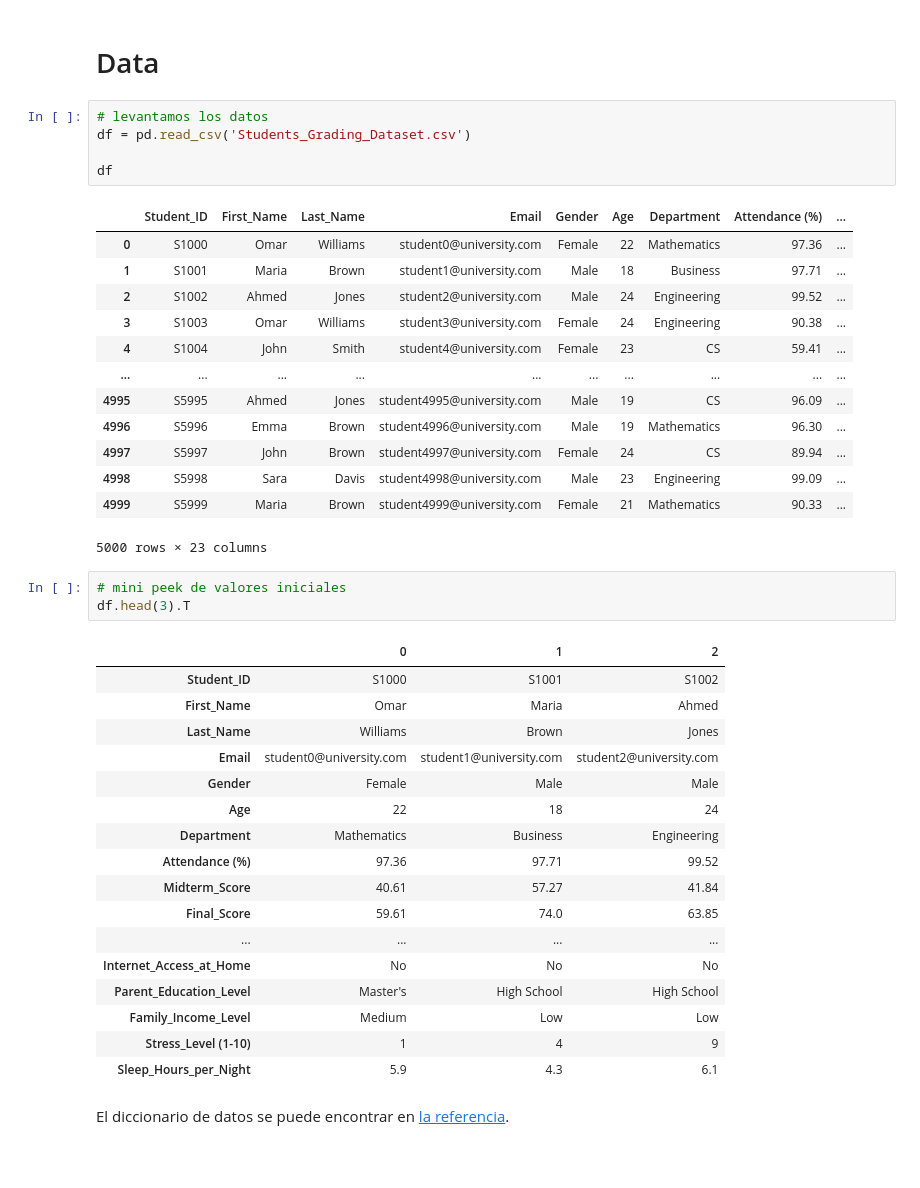
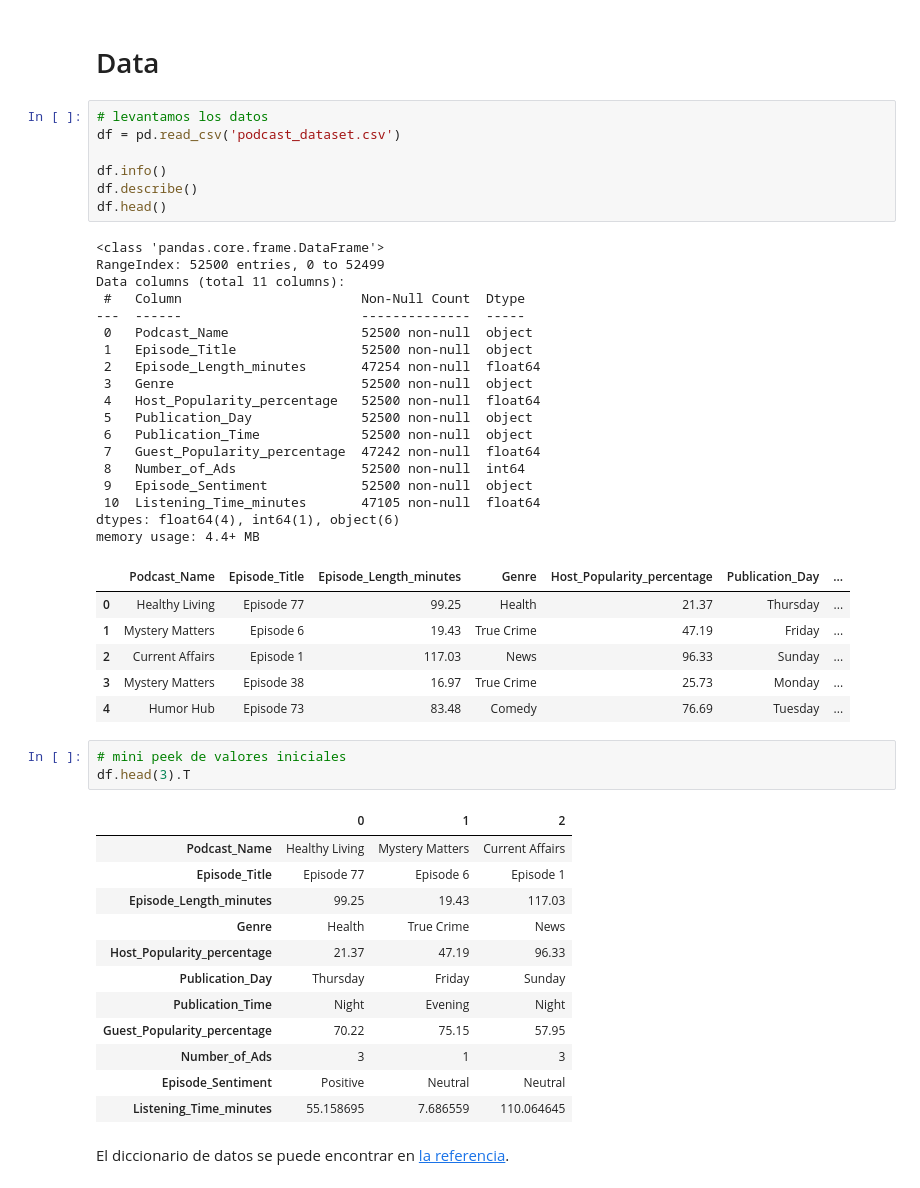
Before and after one commit to Javier-Etcheto/AprMaqI, a Jupyter notebook: TP.ipynb, the cells around one changed output. Saved outputs shown, nothing was run; the diff lists cells and outputs as text; blank space fills up the shorter version.

Commit message:
Add new dataset and initial processing

```diff
--- a/TP.ipynb
+++ b/TP.ipynb
@@ -22,43 +22,51 @@ from sklearn.metrics import silhouette_score
 # Data
 # %%
 # levantamos los datos
-df = pd.read_csv('Students_Grading_Dataset.csv')
+df = pd.read_csv('podcast_dataset.csv')
 
-df
+df.info()
+df.describe()
+df.head()
 # %% [output]
+<class 'pandas.core.frame.DataFrame'>
+RangeIndex: 52500 entries, 0 to 52499
+Data columns (total 11 columns):
+ #   Column                       Non-Null Count  Dtype
+---  ------                       --------------  -----
+ 0   Podcast_Name                 52500 non-null  object
+ 1   Episode_Title                52500 non-null  object
+ 2   Episode_Length_minutes       47254 non-null  float64
+ 3   Genre                        52500 non-null  object
+ 4   Host_Popularity_percentage   52500 non-null  float64
+ 5   Publication_Day              52500 non-null  object
+ 6   Publication_Time             52500 non-null  object
+ 7   Guest_Popularity_percentage  47242 non-null  float64
+ 8   Number_of_Ads                52500 non-null  int64
+ 9   Episode_Sentiment            52500 non-null  object
+ 10  Listening_Time_minutes       47105 non-null  float64
+dtypes: float64(4), int64(1), object(6)
+memory usage: 4.4+ MB
-|  | Student_ID | First_Name | Last_Name | Email | Gender | Age | Department | Attendance (%) | ... |
-| 0 | S1000 | Omar | Williams | student0@university.com | Female | 22 | Mathematics | 97.36 | ... |
-| 1 | S1001 | Maria | Brown | student1@university.com | Male | 18 | Business | 97.71 | ... |
-| 2 | S1002 | Ahmed | Jones | student2@university.com | Male | 24 | Engineering | 99.52 | ... |
-| 3 | S1003 | Omar | Williams | student3@university.com | Female | 24 | Engineering | 90.38 | ... |
-| 4 | S1004 | John | Smith | student4@university.com | Female | 23 | CS | 59.41 | ... |
-| ... | ... | ... | ... | ... | ... | ... | ... | ... | ... |
-| 4995 | S5995 | Ahmed | Jones | student4995@university.com | Male | 19 | CS | 96.09 | ... |
-| 4996 | S5996 | Emma | Brown | student4996@university.com | Male | 19 | Mathematics | 96.30 | ... |
-| 4997 | S5997 | John | Brown | student4997@university.com | Female | 24 | CS | 89.94 | ... |
-| 4998 | S5998 | Sara | Davis | student4998@university.com | Male | 23 | Engineering | 99.09 | ... |
-| 4999 | S5999 | Maria | Brown | student4999@university.com | Female | 21 | Mathematics | 90.33 | ... |
+|  | Podcast_Name | Episode_Title | Episode_Length_minutes | Genre | Host_Popularity_percentage | Publication_Day | ... |
+| 0 | Healthy Living | Episode 77 | 99.25 | Health | 21.37 | Thursday | ... |
+| 1 | Mystery Matters | Episode 6 | 19.43 | True Crime | 47.19 | Friday | ... |
+| 2 | Current Affairs | Episode 1 | 117.03 | News | 96.33 | Sunday | ... |
+| 3 | Mystery Matters | Episode 38 | 16.97 | True Crime | 25.73 | Monday | ... |
+| 4 | Humor Hub | Episode 73 | 83.48 | Comedy | 76.69 | Tuesday | ... |
-5000 rows × 23 columns
 # %%
 # mini peek de valores iniciales
 df.head(3).T
 # %% [output]
 |  | 0 | 1 | 2 |
-| Student_ID | S1000 | S1001 | S1002 |
-| First_Name | Omar | Maria | Ahmed |
-| Last_Name | Williams | Brown | Jones |
-| Email | student0@university.com | student1@university.com | student2@university.com |
-| Gender | Female | Male | Male |
-| Age | 22 | 18 | 24 |
-| Department | Mathematics | Business | Engineering |
-| Attendance (%) | 97.36 | 97.71 | 99.52 |
-| Midterm_Score | 40.61 | 57.27 | 41.84 |
-| Final_Score | 59.61 | 74.0 | 63.85 |
-| ... | ... | ... | ... |
-| Internet_Access_at_Home | No | No | No |
-| Parent_Education_Level | Master's | High School | High School |
-| Family_Income_Level | Medium | Low | Low |
-| Stress_Level (1-10) | 1 | 4 | 9 |
-| Sleep_Hours_per_Night | 5.9 | 4.3 | 6.1 |
+| Podcast_Name | Healthy Living | Mystery Matters | Current Affairs |
+| Episode_Title | Episode 77 | Episode 6 | Episode 1 |
+| Episode_Length_minutes | 99.25 | 19.43 | 117.03 |
+| Genre | Health | True Crime | News |
+| Host_Popularity_percentage | 21.37 | 47.19 | 96.33 |
+| Publication_Day | Thursday | Friday | Sunday |
+| Publication_Time | Night | Evening | Night |
+| Guest_Popularity_percentage | 70.22 | 75.15 | 57.95 |
+| Number_of_Ads | 3 | 1 | 3 |
+| Episode_Sentiment | Positive | Neutral | Neutral |
+| Listening_Time_minutes | 55.158695 | 7.686559 | 110.064645 |
 # %% [markdown]
 El diccionario de datos se puede encontrar en [la referencia](https://www.kaggle.com/datasets/mahmoudelhemaly/students-grading-dataset/data).
```
Also changed, not shown: parts of 6 cells of this notebook, 4 other files.
